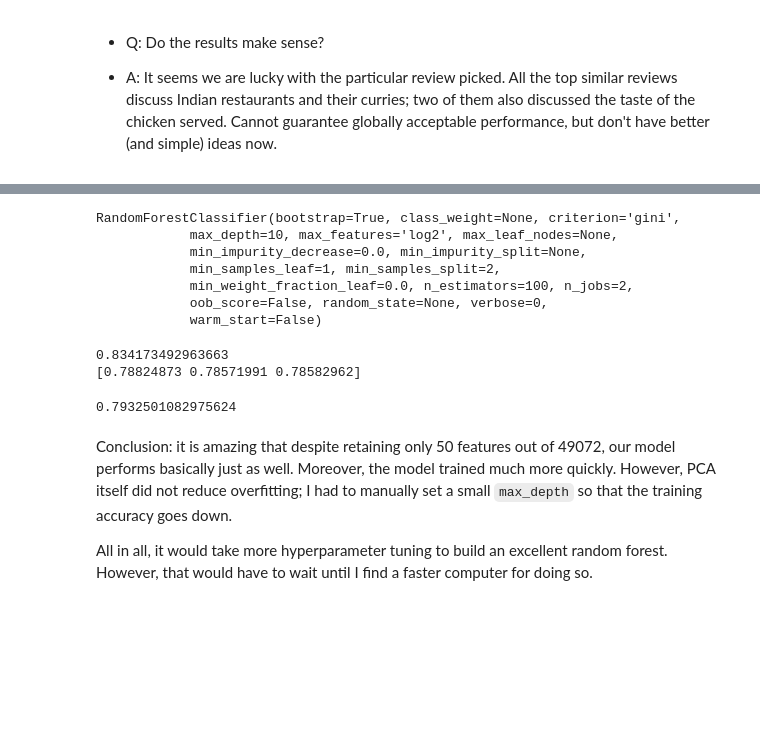
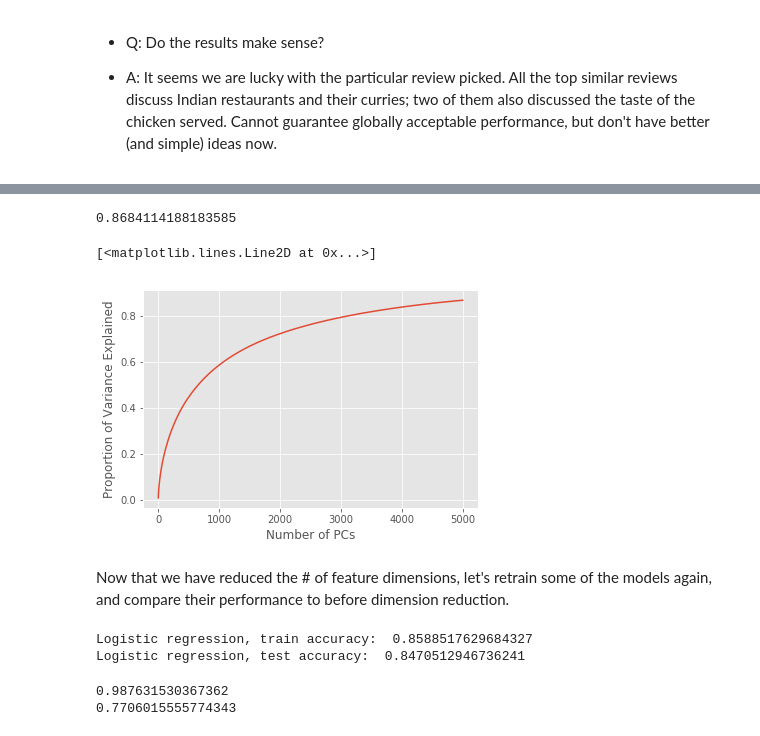
Before and after one commit to openerror/YelpDataChallenge, a Jupyter notebook: NLP.ipynb, the cells around one changed output, grey strips where cells are left out. Drawn from its saved outputs; the diff is of its cells as text; code cells hidden in the pictures; blank space fills up the shorter version.

```diff
--- a/NLP.ipynb
+++ b/NLP.ipynb
@@ -346,30 +441,17 @@ print(pca.explained_variance_ratio_.sum())
-# %%
-# Build model; followed by a bit of hand-tuning
-rf_pca = RandomForestClassifier(n_estimators=100, n_jobs=2, max_features='log2', max_depth=10)
-rf_pca.fit(X_train_pca, target_train)
-# %% [output]
-RandomForestClassifier(bootstrap=True, class_weight=None, criterion='gini',
-            max_depth=10, max_features='log2', max_leaf_nodes=None,
-            min_impurity_decrease=0.0, min_impurity_split=None,
-            min_samples_leaf=1, min_samples_split=2,
-            min_weight_fraction_leaf=0.0, n_estimators=100, n_jobs=2,
-            oob_score=False, random_state=None, verbose=0,
-            warm_start=False)
-# %%
-# Training accuracy
-print(rf_pca.score(X_train_pca, target_train))
-
-# 3-fold CV accuracy
-print(cross_val_score(rf_pca, X_train_pca, target_train, cv=3, scoring="accuracy"))
-# %% [output]
-0.834173492963663
-[0.78824873 0.78571991 0.78582962]
-# %%
-# Test performance
-print(rf_pca.score(X_test_pca, target_test))
-# %% [output]
-0.7932501082975624
-# %% [markdown]
-Conclusion: it is amazing that despite retaining only 50 features out of 49072, our model performs basically just as well. Moreover, the model trained much more quickly. However, PCA itself did not reduce overfitting; I had to manually set a small `max_depth` so that the training accuracy goes down.
-
-All in all, it would take more hyperparameter tuning to build an excellent random forest. However, that would have to wait until I find a faster computer for doing so.
+# %%
+# Extract principal components
+# First test an especially large value of n_components, then cut back if possible
+pca = TruncatedSVD(n_components=5000)
+# %%
+# 5000 principal components, 10% the original amount of features, explain ~86% of the variance
+# But even if we take just half of that, we can still explain over 70%
+# Let's go with n_components=3000 / 80% explained
+
+print(pca.explained_variance_ratio_.sum())
+
+plt.xlabel("Number of PCs"); plt.ylabel("Proportion of Variance Explained")
+plt.plot(np.cumsum(pca.explained_variance_ratio_))
+# %% [output]
+0.8684114188183585
+[<matplotlib.lines.Line2D at 0x...>]
+[figure, added]
@@ -375,0 +465,31 @@ All in all, it would take more hyperparameter tuning to build an excellent rando
+# %% [markdown]
+Now that we have reduced the # of feature dimensions, let's retrain some of the models again, and compare their performance to before dimension reduction.
+# %%
+### No hit in test performance for logistic regression, while train accuracy went down by ~2%
+### PCA probably succeeded in taking out noise features, and thus reduced overfitting. Good!
+
+lr_pca = LogisticRegression(solver="lbfgs")
+lr_pca.fit(X_train_pca, target_train)
+
+print("Logistic regression, train accuracy: ", lr_pca.score(X_train_pca, target_train))
+print("Logistic regression, test accuracy: ", lr_pca.score(X_test_pca, target_test))
+# %% [output]
+Logistic regression, train accuracy:  0.8588517629684327
+Logistic regression, test accuracy:  0.8470512946736241
+# %%
+### What about random forest?
+
+rf_pca = RandomForestClassifier(n_estimators=30, max_features=300, max_depth=20, n_jobs=4)
+rf_pca.fit(X_train_pca, target_train)
+
+# Training accuracy
+print(rf_pca.score(X_train_pca, target_train))
+
+# Test accuracy
+print(rf_pca.score(X_test_pca, target_test))
+
+### Overfitting still!
+### More tuning is possible, but when there are simpler models that perform alright, it's not worth the time.
+# %% [output]
+0.987631530367362
+0.7706015555774343
```
Also changed, not shown: parts of 45 cells of this notebook.
